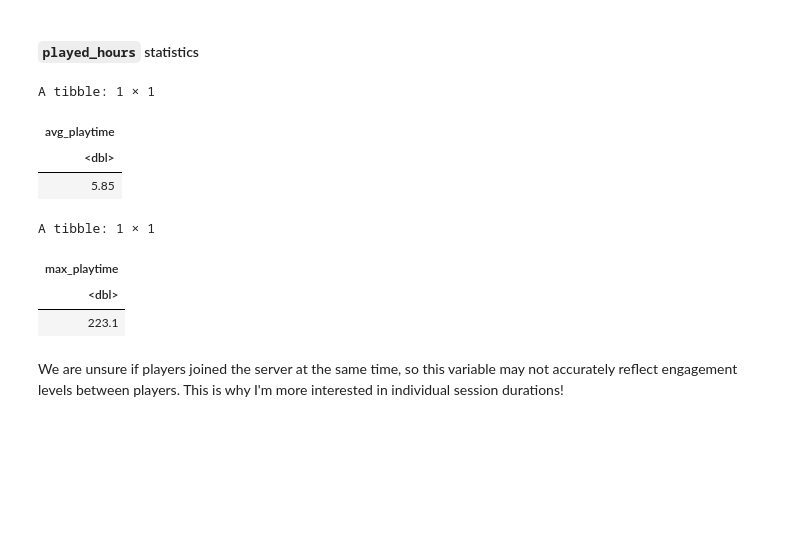
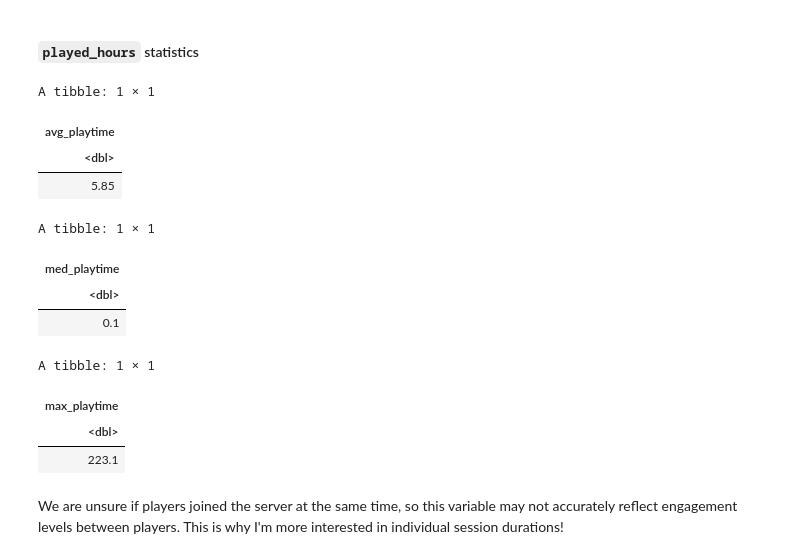
Before and after one commit to jjessicatsai/Individual-Planning-Report, a Jupyter notebook: minecraft.ipynb, the cells around one changed output. Saved outputs shown, nothing was run; the diff lists cells and outputs as text; code cells hidden in the pictures; blank space fills up the shorter version.

```diff
--- a/minecraft.ipynb
+++ b/minecraft.ipynb
@@ -238,24 +297,33 @@ print(paste(non_subscription_percentage, "% of players are not subscribed"))
 # %%
 ## mean play time for all sessions
 avg_playtime <- player_data |>
     summarize(avg_playtime = round((mean(played_hours, na.rm = TRUE)), digits = 2))
 
 avg_playtime
 
+med_playtime <- player_data |>
+    summarize(med_playtime = round((median(played_hours, na.rm = TRUE)), digits = 2))
+
+med_playtime
+
 ## max play time for all sessions
 max_playtime <- player_data |>
     summarize(max_playtime = round((max(played_hours, na.rm = TRUE)), digits = 2))
 
 max_playtime
 # %% [output]
 A tibble: 1 × 1
 | avg_playtime |
 | <dbl> |
 | 5.85 |
 A tibble: 1 × 1
-| max_playtime |
+| med_playtime |
 | <dbl> |
-| 223.1 |
+| 0.1 |
+A tibble: 1 × 1
+| max_playtime |
+| <dbl> |
+| 223.1 |
 # %% [markdown]
 We are unsure if players joined the server at the same time, so this variable may not accurately reflect engagement levels between players. This is why I'm more interested in individual session durations!
 # %% [markdown]
```
Also changed, not shown: parts of 3 cells of this notebook.
